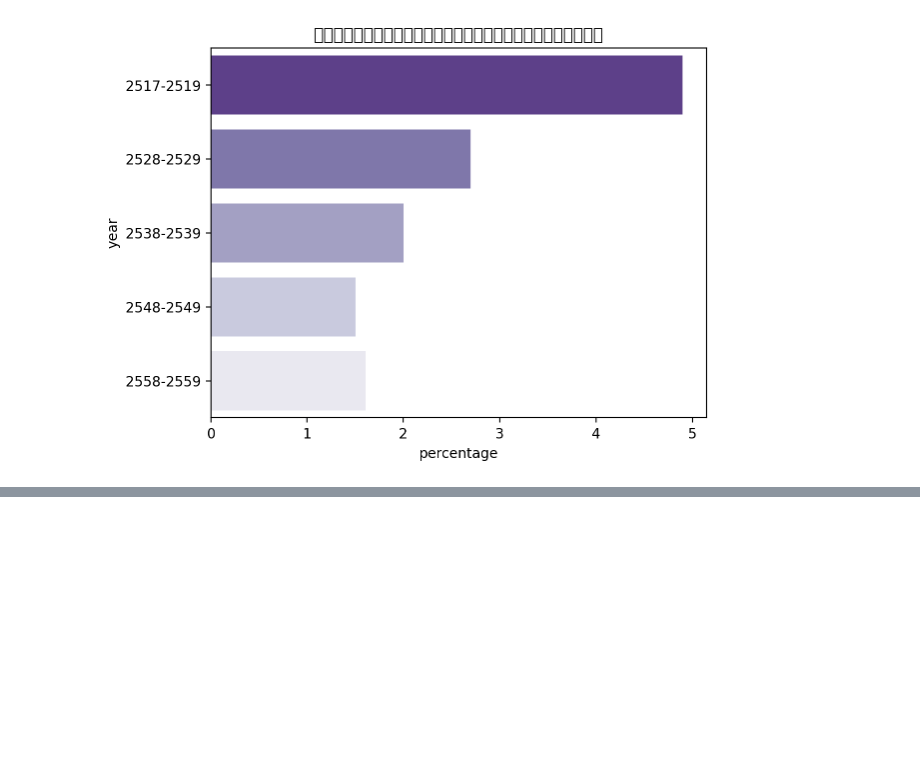
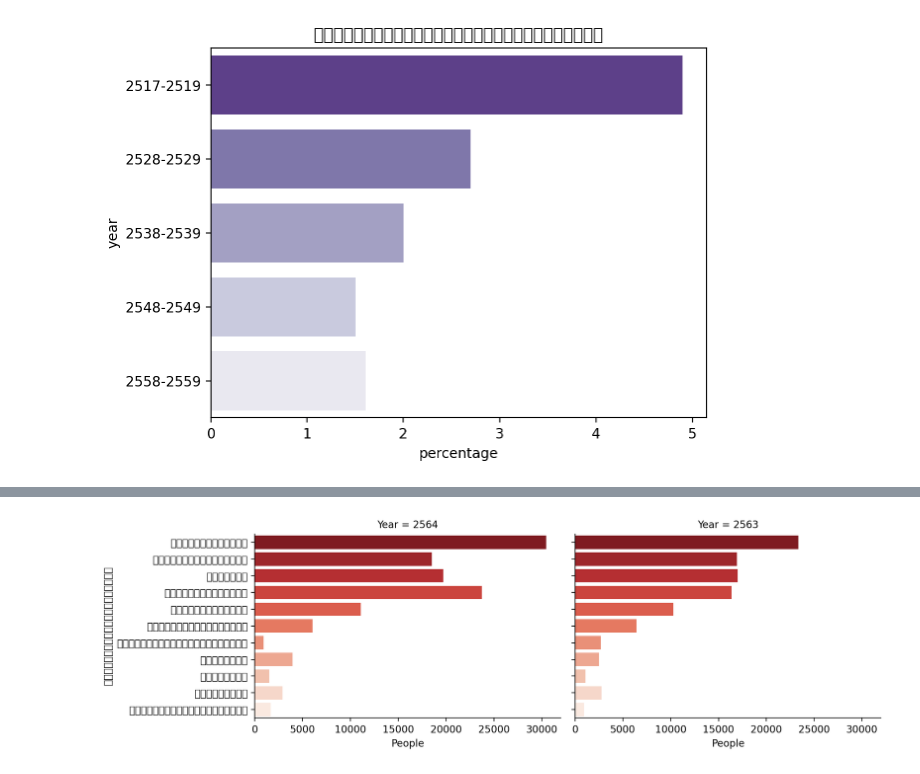
Before and after one commit to Zylink2/Machine_Learning_Project_2, a Jupyter notebook: Com/Test_Com2.ipynb, the cells around one changed output, grey strips where cells are left out. Saved outputs shown, nothing was run; the diff lists cells and outputs as text; code cells hidden in the pictures; blank space fills up the shorter version.

```diff
--- a/Com/Test_Com2.ipynb
+++ b/Com/Test_Com2.ipynb
@@ -387,0 +390,4 @@ Text(0.5, 1.0, 'อัตราเจริญพันธุ์ในช่ว
+# %%
+# เปลี่ยนรูปแบบของตารางจาก wide format เป็น long format เพื่อความง่ายในการสร้างกราฟ และวิเคราะห์ข้อมูล
+reasons_6364 = pd.melt(reasons_6364,id_vars=["เหตุผลของการย้ายถิ่น","Year"],var_name="Region", value_name="People").copy()
+reasons_6364
@@ -387,0 +408,16 @@ Text(0.5, 1.0, 'อัตราเจริญพันธุ์ในช่ว
+# %%
+# แยกตามภาค
+sns.catplot(reasons_6364.sort_values("People", ascending=False),
+            kind="bar",
+            y="เหตุผลของการย้ายถิ่น",
+            x="People",
+            color=".7",
+            col="Year",
+            errorbar=None,
+            palette="Reds_r",
+            height=3.5,
+            aspect=1.6,
+            sharex=True,
+            );
+# %% [output]
+[figure, added]
```
Also changed, not shown: parts of 9 cells of this notebook.
